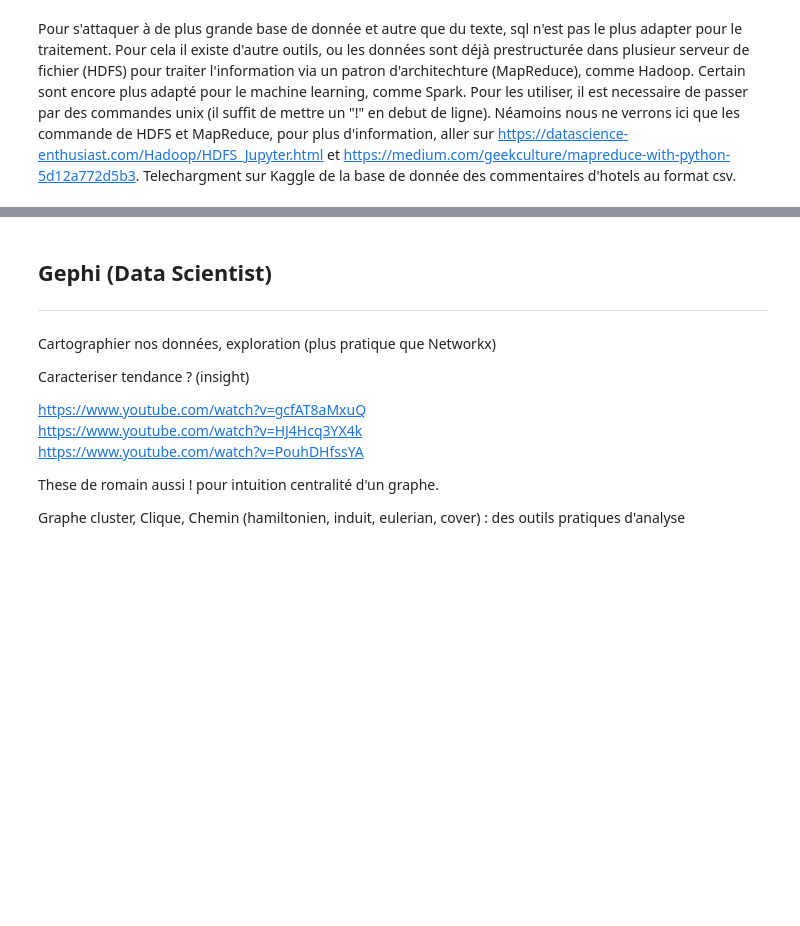
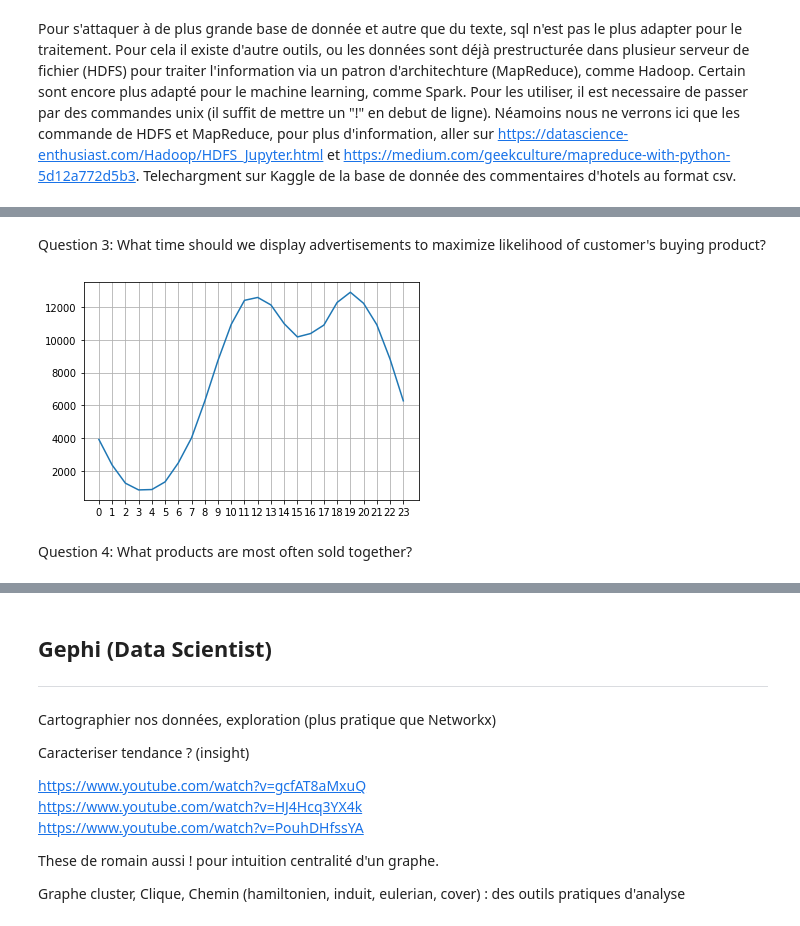
Before and after one commit to fabienfrfr/off-topic, a Jupyter notebook: DATA_SCIENCE/DATASCIENCE_OVERVIEW.ipynb, the cells around one changed output, grey strips where cells are left out. Drawn from its saved outputs; the diff is of its cells as text; code cells hidden in the pictures; blank space fills up the shorter version.

```diff
--- a/DATA_SCIENCE/DATASCIENCE_OVERVIEW.ipynb
+++ b/DATA_SCIENCE/DATASCIENCE_OVERVIEW.ipynb
@@ -148,0 +284,21 @@ avec ca, polyfit (test kolmogorov, correspondance entre deux distribution), pour
+# %% [markdown]
+Question 3: What time should we display advertisements to maximize likelihood of customer's buying product?
+# %%
+# Add hour column
+all_data['Hour'] = pd.to_datetime(all_data['Order Date']).dt.hour
+all_data['Minute'] = pd.to_datetime(all_data['Order Date']).dt.minute
+all_data['Count'] = 1
+all_data.head()
+
+keys = [pair for pair, df in all_data.groupby(['Hour'])]
+
+plt.plot(keys, all_data.groupby(['Hour']).count()['Count'])
+plt.xticks(keys)
+plt.grid()
+plt.show()
+
+# My recommendation is slightly before 11am or 7pm
+# %% [output]
+[figure, added]
+# %% [markdown]
+Question 4: What products are most often sold together?
```
Also changed, not shown: parts of 104 cells of this notebook, 25 other files.
